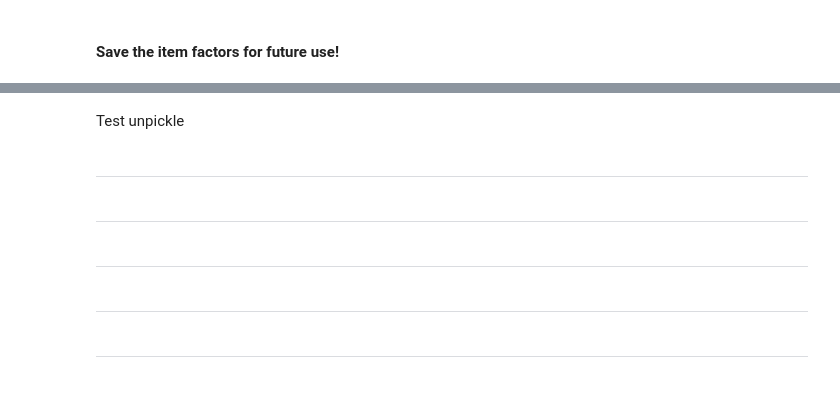
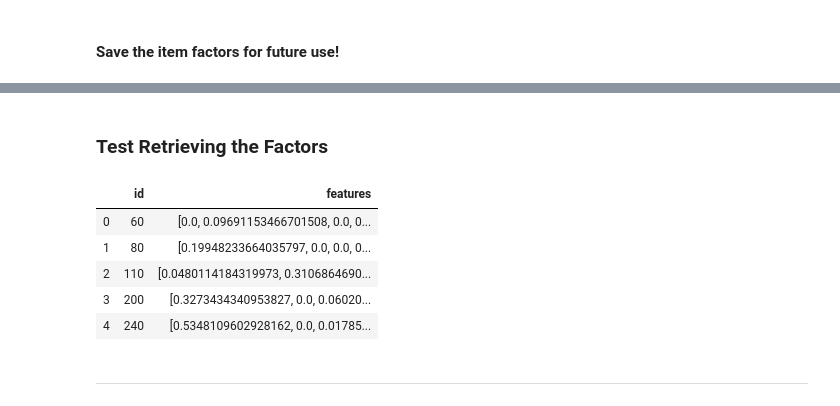
Before and after one commit to werlindo/comics_rx, a Jupyter notebook: comrx/dev/comics_rx-b-03b_model_als.ipynb, the cells around one changed output, grey strips where cells are left out. Cells and saved outputs as stored; diff of their text form; code cells hidden in the pictures.

```diff
--- a/comrx/dev/comics_rx-b-03b_model_als.ipynb
+++ b/comrx/dev/comics_rx-b-03b_model_als.ipynb
@@ -357,2 +376,0 @@ item_factors.head()
-# %% [markdown]
-Test unpickle
@@ -361,12 +377,15 @@ items = item_
+# %% [markdown]
+### Test Retrieving the Factors
 # %%
-unpickled_items = pd.read_pickle('support_data/item_factors_20190916.pkl')
+unpickled_items = pd.read_pickle('support_data/item_factors_20190921.pkl')
+# %%
+unpickled_items.head()
+# %% [output]
+|  | id | features |
+| 0 | 60 | [0.0, 0.09691153466701508, 0.0, 0... |
+| 1 | 80 | [0.19948233664035797, 0.0, 0.0, 0... |
+| 2 | 110 | [0.0480114184319973, 0.3106864690... |
+| 3 | 200 | [0.3273434340953827, 0.0, 0.06020... |
+| 4 | 240 | [0.5348109602928162, 0.0, 0.01785... |
 # %% [markdown]
 ---
-# %% [markdown]
----
-# %% [markdown]
----
-# %% [markdown]
----
-# %% [markdown]
----
```
Also changed, not shown: parts of 222 cells of this notebook, 11 other files.
